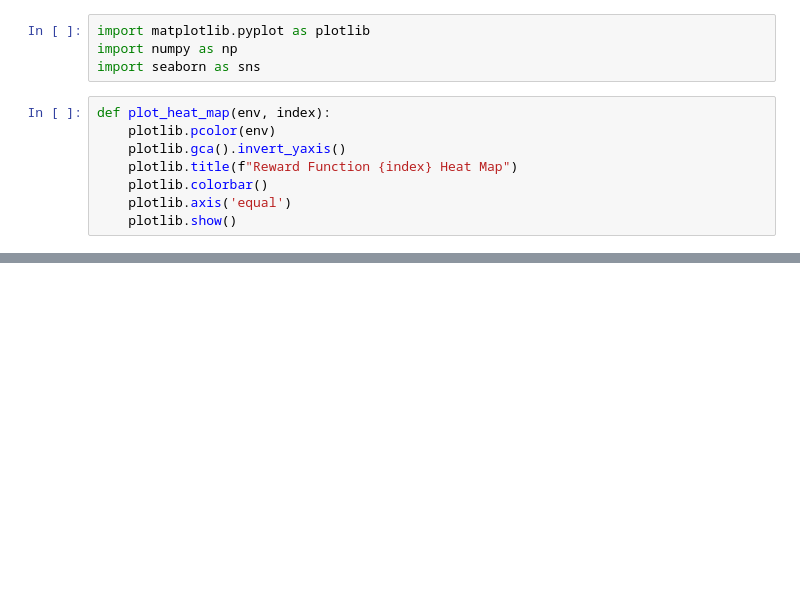
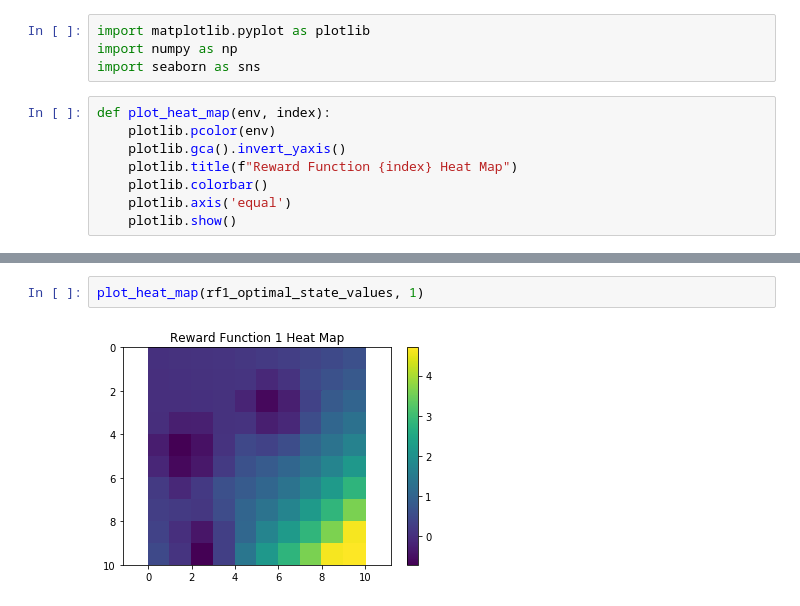
Before and after one commit to CapnSquirrel/ECE-232E, a Jupyter notebook: Project3/project3.ipynb, the cells around one changed output, grey strips where cells are left out. Cells and saved outputs as stored; diff of their text form; blank space fills up the shorter version.

```diff
--- a/Project3/project3.ipynb
+++ b/Project3/project3.ipynb
@@ -120,0 +168,4 @@ sns.heatmap(state_space, annot=rf1_optimal_state_values, fmt='.2f', cbar = False
+# %%
+plot_heat_map(rf1_optimal_state_values, 1)
+# %% [output]
+[figure, added]
```
Also changed, not shown: parts of 8 cells of this notebook.
